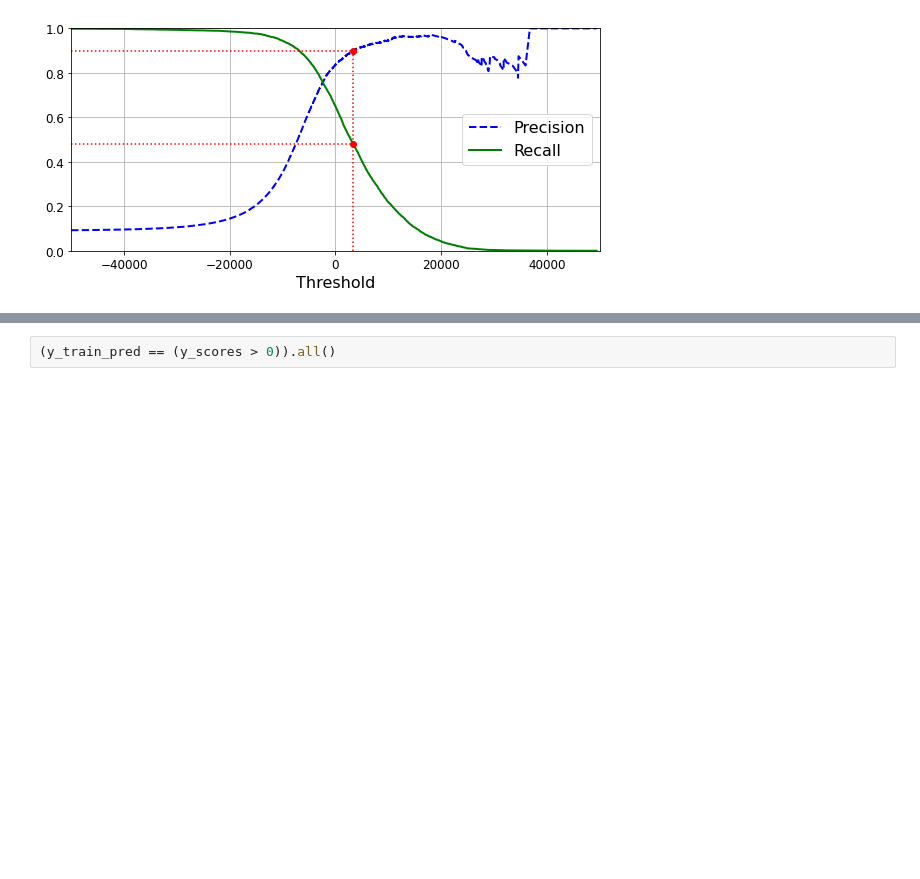
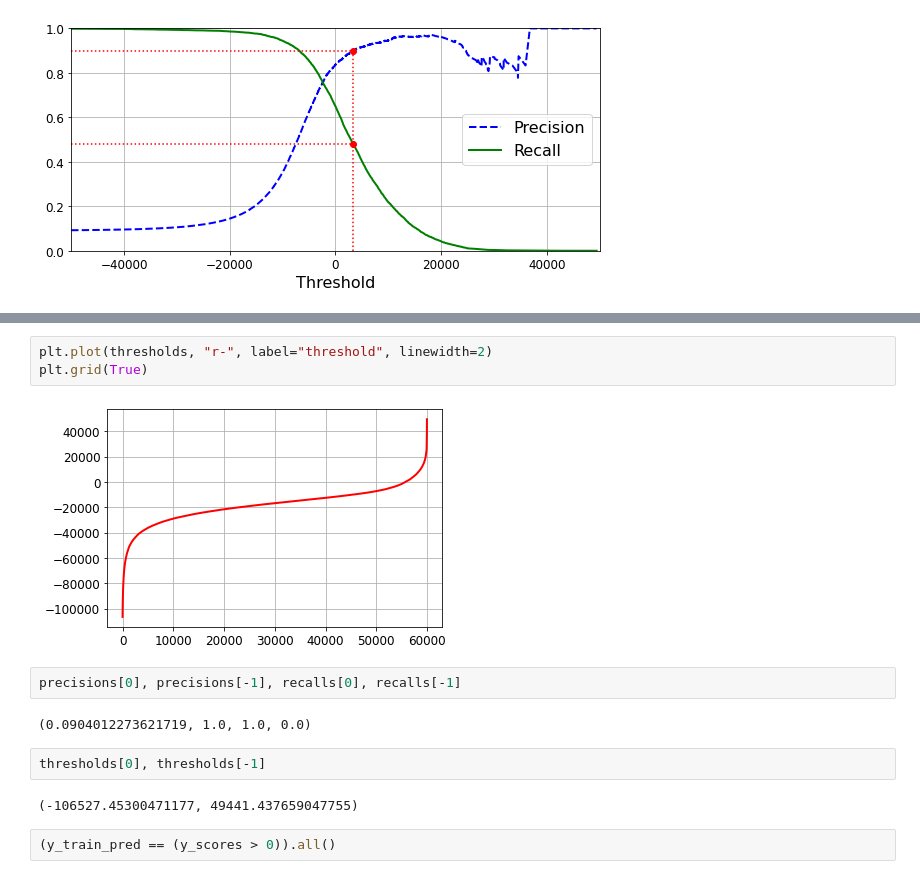
Before and after one commit to ahn19/handson-ml2, a Jupyter notebook: 03_classification.ipynb, the cells around one changed output, grey strips where cells are left out. Drawn from its saved outputs; the diff is of its cells as text; blank space fills up the shorter version.

```diff
--- a/03_classification.ipynb
+++ b/03_classification.ipynb
@@ -310,3 +322,16 @@ plt.show()
+# %%
+plt.plot(thresholds, "r-", label="threshold", linewidth=2)
+plt.grid(True)
+# %% [output]
+[figure, added]
+# %%
+precisions[0], precisions[-1], recalls[0], recalls[-1]
+# %% [output]
+(0.0904012273621719, 1.0, 1.0, 0.0)
+# %%
+thresholds[0], thresholds[-1]
+# %% [output]
+(-106527.45300471177, 49441.437659047755)
 # %%
 (y_train_pred == (y_scores > 0)).all()
 # %%
```
Also changed, not shown: parts of 2 cells of this notebook.
